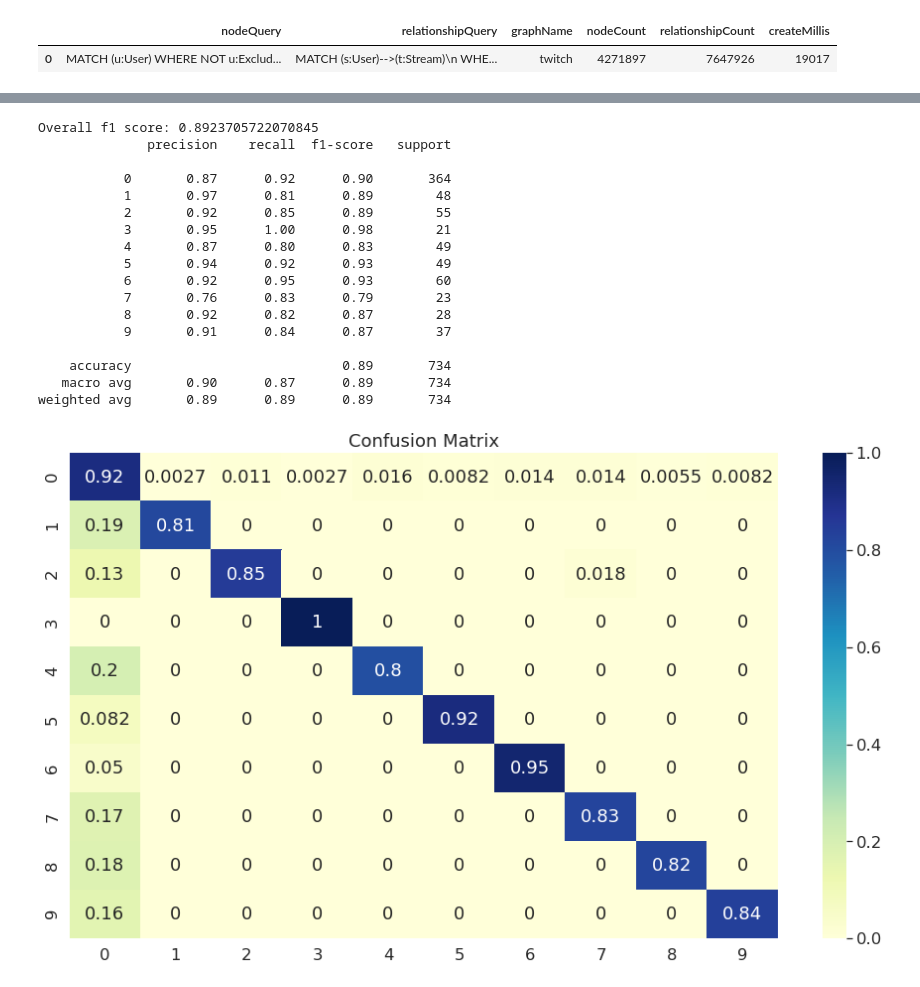
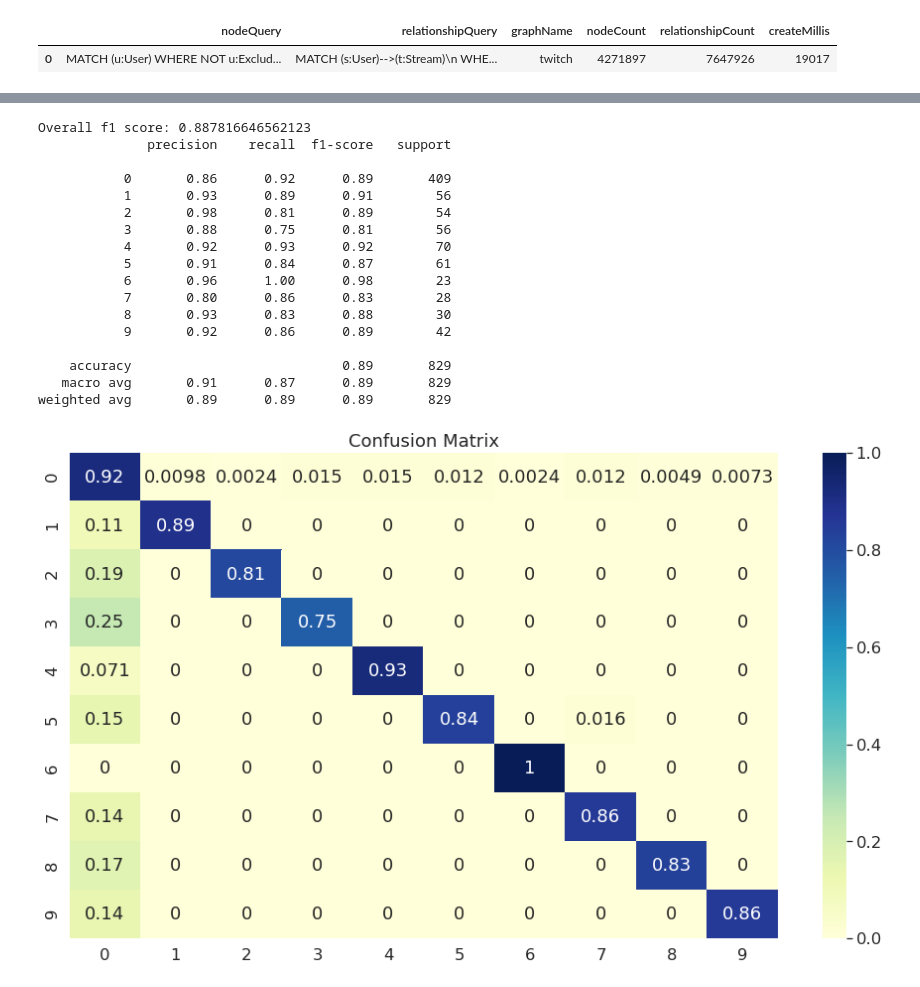
Before and after one commit to tomasonjo/blogs, a Jupyter notebook: twitch_analysis/Twitch classification.ipynb, the cells around one changed output, grey strips where cells are left out. Cells and saved outputs as stored; diff of their text form; code cells hidden in the pictures.

```diff
--- a/twitch_analysis/Twitch classification.ipynb
+++ b/twitch_analysis/Twitch classification.ipynb
@@ -300,3 +291,14 @@ def evaluate(y_true,y_pred):
   #cmat.set_index([pd.Index(labels, '')],inplace=True)
   ax = sns.heatmap(cmat,cmap="YlGnBu", annot=True)
   plt.title("Confusion Matrix")
+
+def classify_and_evaluate(query):
+    embeddings = read_query(query)
+
+    embeddings['output'] = pd.factorize(embeddings['language'])[0]
+    train_data = embeddings[embeddings['split'] == 'train']
+    test_data = embeddings[embeddings['split'] == 'test']
+    rf_classifier = RandomForestClassifier()
+    rf_classifier.fit(train_data['embedding'].to_list(), train_data['output'].to_list())
+    rf_predictions = rf_classifier.predict(test_data['embedding'].to_list())
+    evaluate(test_data['output'].to_list(), rf_predictions)
@@ -340,36 +341,28 @@ weighted avg       0.87      0.87      0.87       734
 # %%
-embeddings = read_query("""
+classify_and_evaluate("""
 CALL gds.fastRP.stream(
   "twitch",
-  {nodeLabels:['Stream'], relationshipTypes:['SHARED_AUDIENCE'], embeddingDimension: 256}
+  {nodeLabels:['Stream'], relationshipTypes:['SHARED_AUDIENCE'],embeddingDimension: 64}
 ) YIELD nodeId, embedding
 WITH gds.util.asNode(nodeId) as node, nodeId, embedding
 RETURN nodeId, embedding, node.language as language, CASE WHEN node:Train then 'train' else 'test' END as split
 """)
-
-embeddings['output'] = pd.factorize(embeddings['language'])[0]
-train_data = embeddings[embeddings['split'] == 'train']
-test_data = embeddings[embeddings['split'] == 'test']
-rf_classifier = RandomForestClassifier()
-rf_classifier.fit(train_data['embedding'].to_list(), train_data['output'].to_list())
-rf_predictions = rf_classifier.predict(test_data['embedding'].to_list())
-evaluate(test_data['output'].to_list(), rf_predictions)
 # %% [output]
-Overall f1 score: 0.8923705722070845
+Overall f1 score: 0.887816646562123
               precision    recall  f1-score   support
 
-           0       0.87      0.92      0.90       364
-           1       0.97      0.81      0.89        48
-           2       0.92      0.85      0.89        55
-           3       0.95      1.00      0.98        21
-           4       0.87      0.80      0.83        49
-           5       0.94      0.92      0.93        49
-           6       0.92      0.95      0.93        60
-           7       0.76      0.83      0.79        23
-           8       0.92      0.82      0.87        28
-           9       0.91      0.84      0.87        37
+           0       0.86      0.92      0.89       409
+           1       0.93      0.89      0.91        56
+           2       0.98      0.81      0.89        54
+           3       0.88      0.75      0.81        56
+           4       0.92      0.93      0.92        70
+           5       0.91      0.84      0.87        61
+           6       0.96      1.00      0.98        23
+           7       0.80      0.86      0.83        28
+           8       0.93      0.83      0.88        30
+           9       0.92      0.86      0.89        42
 
-    accuracy                           0.89       734
-   macro avg       0.90      0.87      0.89       734
-weighted avg       0.89      0.89      0.89       734
+    accuracy                           0.89       829
+   macro avg       0.91      0.87      0.89       829
+weighted avg       0.89      0.89      0.89       829
-[figure, old version]
+[figure, new version]
```
Also changed, not shown: parts of 55 cells of this notebook.
